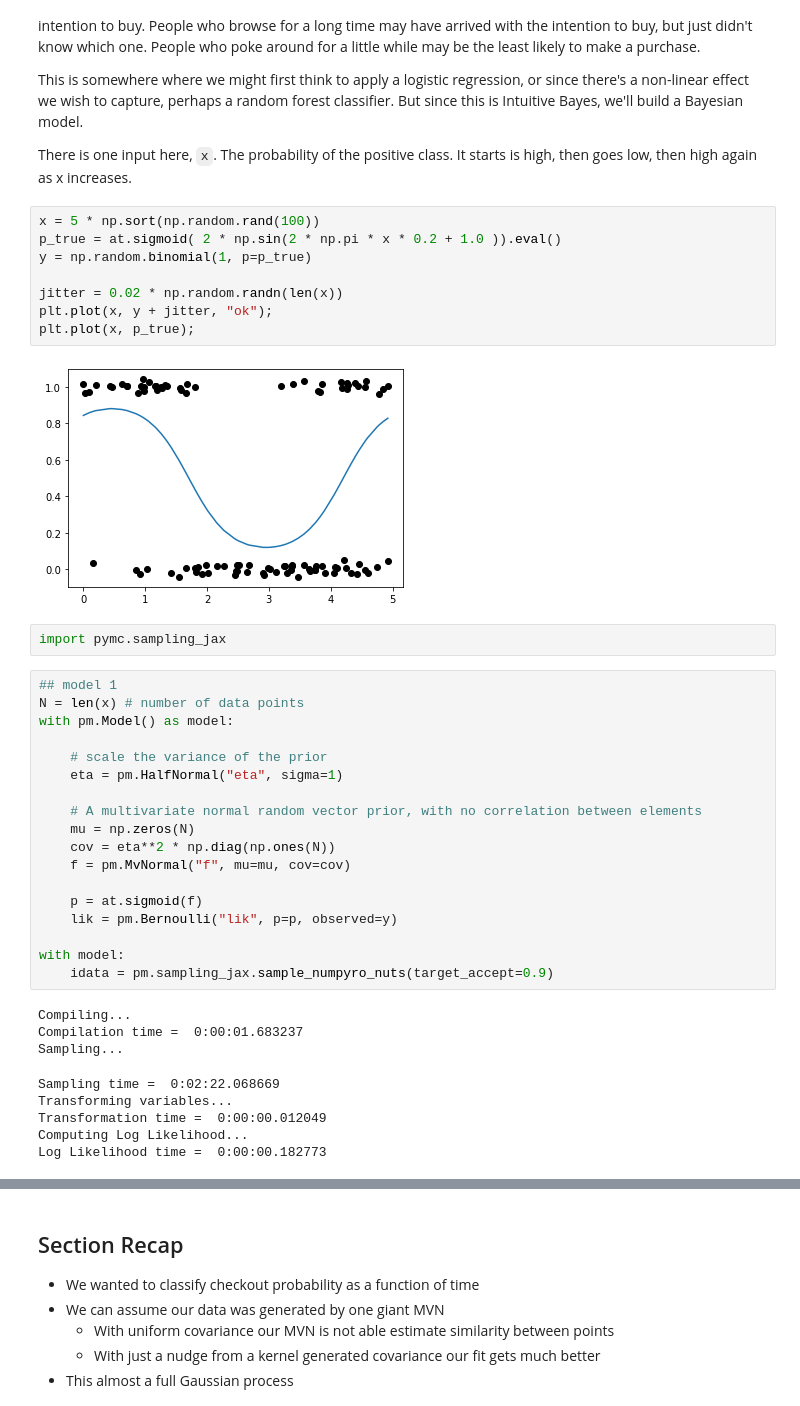
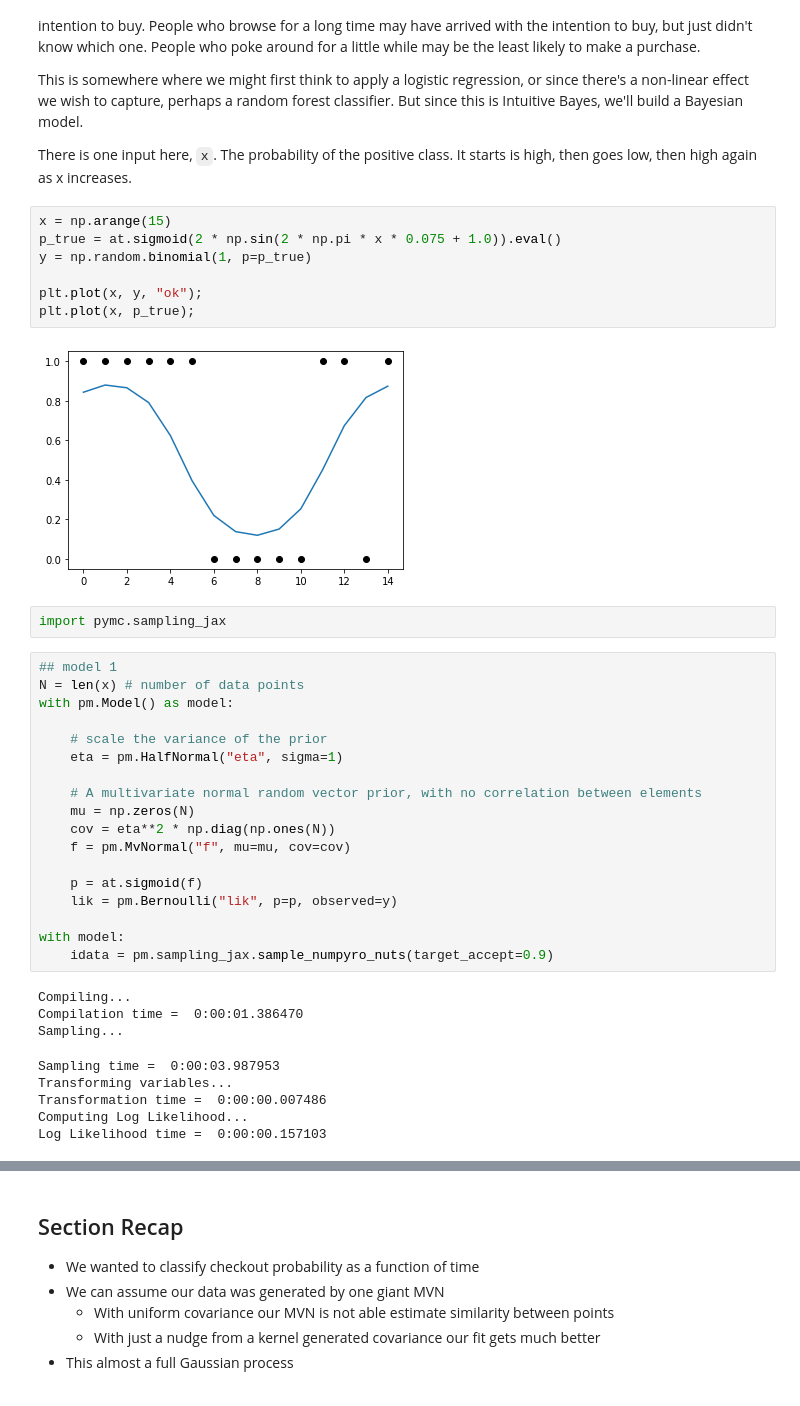
Before and after one commit to bwengals/etc, a Jupyter notebook: Lesson03_Random_Functions.ipynb, the cells around one changed output, grey strips where cells are left out. Saved outputs shown, nothing was run; the diff lists cells and outputs as text.

```diff
--- a/Lesson03_Random_Functions.ipynb
+++ b/Lesson03_Random_Functions.ipynb
@@ -379,15 +379,14 @@ This is somewhere where we might first think to apply a logistic regression, or
 
 There is one input here, `x`.  The probability of the positive class.  It starts is high, then goes low, then high again as x increases.
 # %%
-x = 5 * np.sort(np.random.rand(100))
-p_true = at.sigmoid( 2 * np.sin(2 * np.pi * x * 0.2 + 1.0 )).eval()
+x = np.arange(15)
+p_true = at.sigmoid(2 * np.sin(2 * np.pi * x * 0.075 + 1.0)).eval()
 y = np.random.binomial(1, p=p_true)
 
-jitter = 0.02 * np.random.randn(len(x))
-plt.plot(x, y + jitter, "ok");
+plt.plot(x, y, "ok");
 plt.plot(x, p_true);
 # %% [output]
-[figure, old version]
+[figure, new version]
 # %%
 import pymc.sampling_jax
 # %%
@@ -410,13 +409,13 @@ with model:
     idata = pm.sampling_jax.sample_numpyro_nuts(target_accept=0.9)
 # %% [output]
 Compiling...
-Compilation time =  0:00:01.683237
+Compilation time =  0:00:01.386470
 Sampling...
-Sampling time =  0:02:22.068669
+Sampling time =  0:00:03.987953
 Transforming variables...
-Transformation time =  0:00:00.012049
+Transformation time =  0:00:00.007486
 Computing Log Likelihood...
-Log Likelihood time =  0:00:00.182773
+Log Likelihood time =  0:00:00.157103
 # %%
 az.plot_posterior(idata, var_names=['eta']);
 # %% [output]
```
Also changed, not shown: parts of 28 cells of this notebook, 1 other file.
